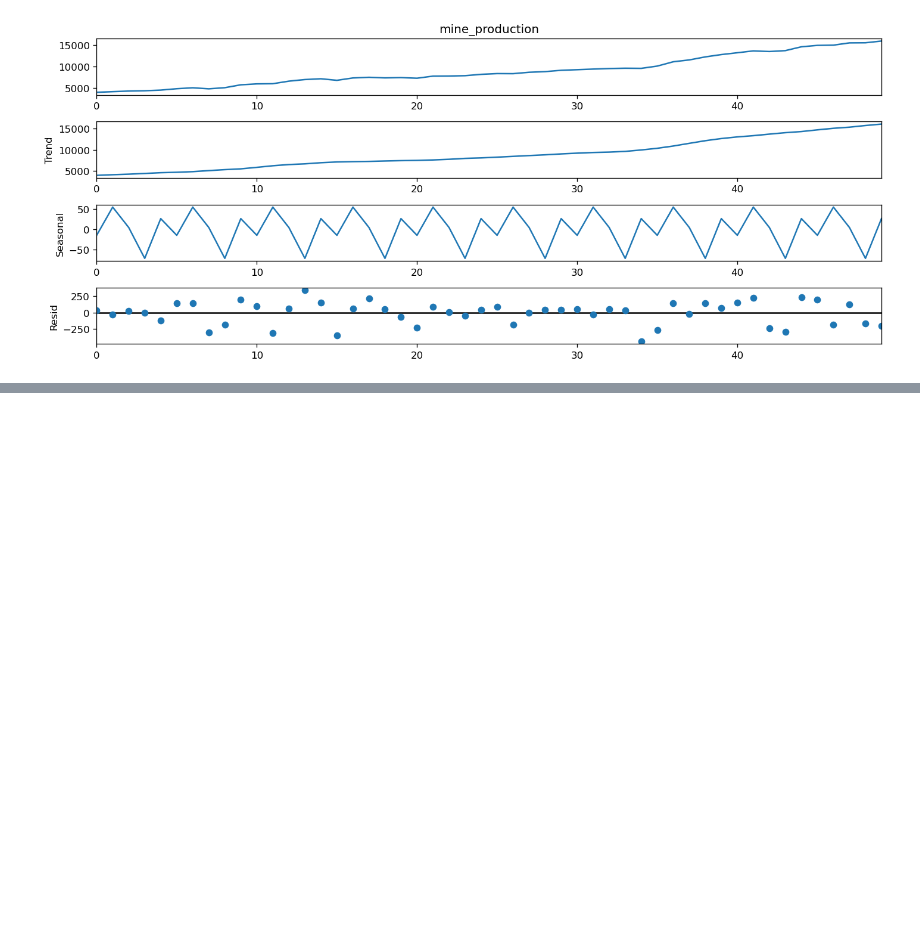
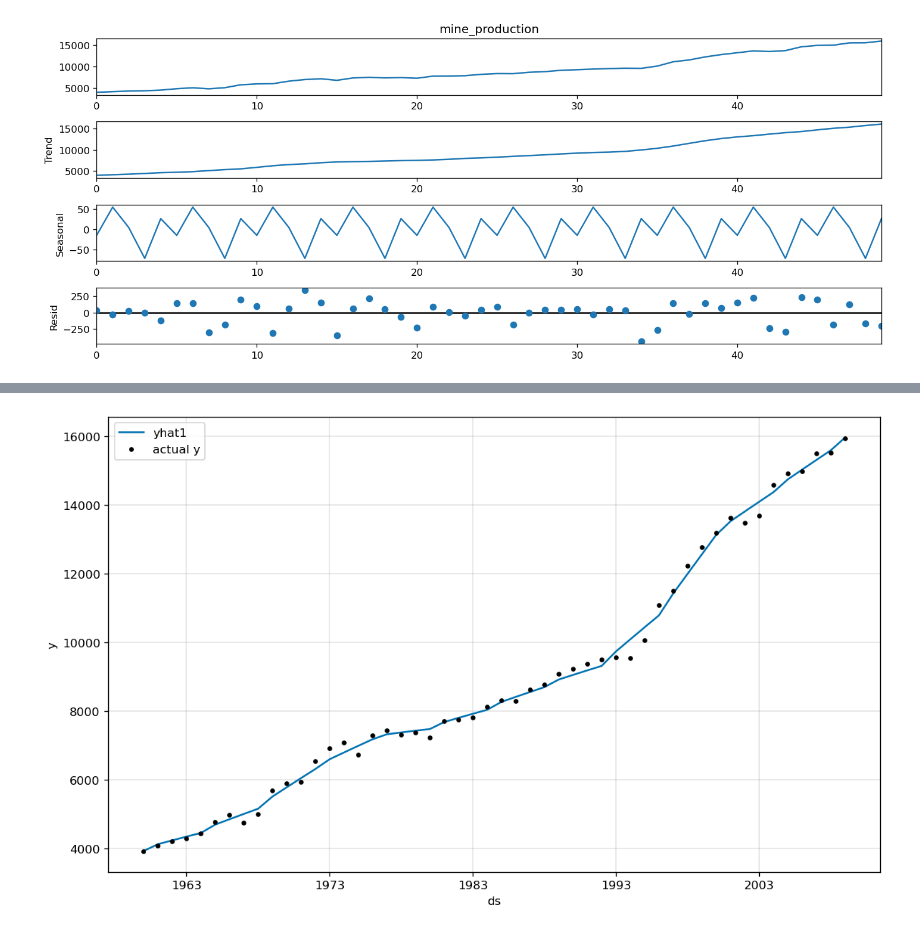
Before and after one commit to Dude-where-s-my-copper/EV_growth, a Jupyter notebook: jeremy_capstone_working_notebook.ipynb, the cells around one changed output, grey strips where cells are left out. Saved outputs shown, nothing was run; the diff lists cells and outputs as text; code cells hidden in the pictures; blank space fills up the shorter version.

```diff
--- a/jeremy_capstone_working_notebook.ipynb
+++ b/jeremy_capstone_working_notebook.ipynb
@@ -984,0 +1118,2 @@ plt.plot(first_diff)
+# %%
+mine_prod_df.rename(columns = {'year':'ds'}, inplace=True)
@@ -984,0 +1126,8 @@ plt.plot(first_diff)
+# %%
+mine_prod_df.rename(columns = {'mine_production':'y'}, inplace=True)
+# %%
+mine_prod_df['ds'] = pd.to_datetime(mine_prod_df['ds'])
+# %%
+m = NeuralProphet()
+metrics = m.fit(mine_prod_df)
+forecast = m.predict(mine_prod_df)
@@ -984,0 +1149,4 @@ plt.plot(first_diff)
+# %%
+fig_forecast = m.plot(forecast)
+# %% [output]
+[figure, added]
```
Also changed, not shown: parts of 77 cells of this notebook.
